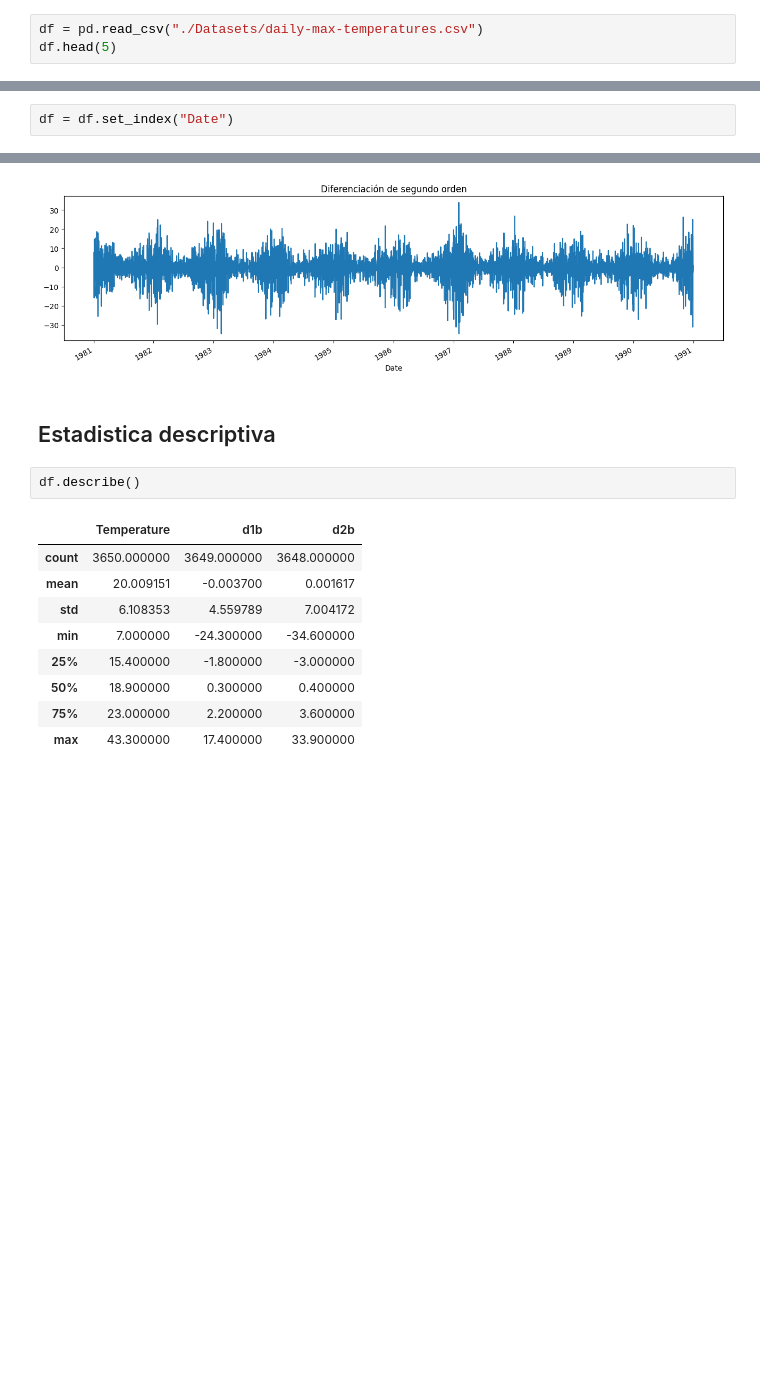
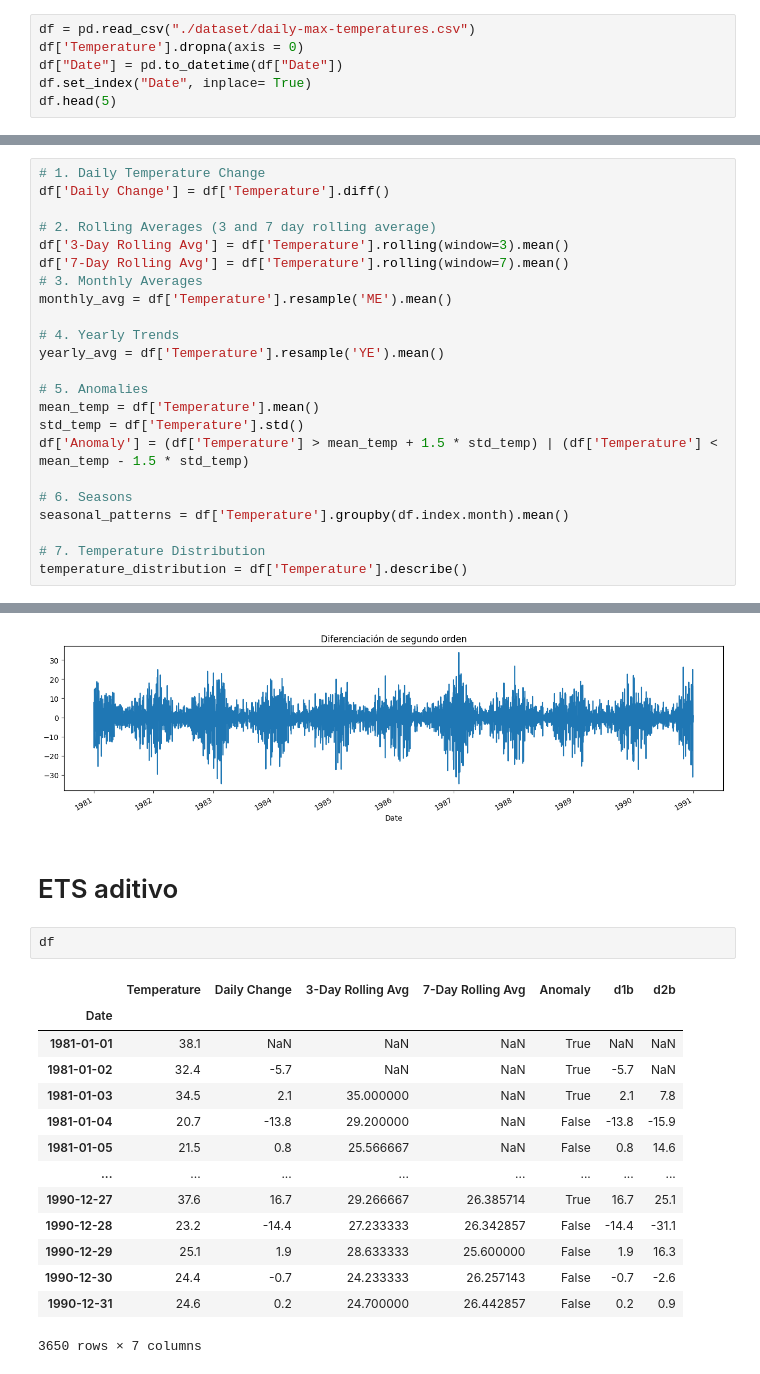
Before and after one commit to AbeRodz/Time-series, a Jupyter notebook: tp_1.ipynb, the cells around one changed output, grey strips where cells are left out. Drawn from its saved outputs; the diff is of its cells as text; blank space fills up the shorter version.

```diff
--- a/tp_1.ipynb
+++ b/tp_1.ipynb
@@ -6,4 +7,7 @@ import numpy as np
 # %%
-df = pd.read_csv("./Datasets/daily-max-temperatures.csv")
+df = pd.read_csv("./dataset/daily-max-temperatures.csv")
+df['Temperature'].dropna(axis = 0)
+df["Date"] = pd.to_datetime(df["Date"])
+df.set_index("Date", inplace= True)
 df.head(5)
 # %% [output]
@@ -18,5 +21,26 @@ df["Date"] = pd.to_datetime(df["Date"])
-# %%
-df = df.set_index("Date")
 # %% [markdown]
 ## I - Descripcion de datos
+# %%
+# 1. Daily Temperature Change
+df['Daily Change'] = df['Temperature'].diff()
+
+# 2. Rolling Averages (3 and 7 day rolling average)
+df['3-Day Rolling Avg'] = df['Temperature'].rolling(window=3).mean()
+df['7-Day Rolling Avg'] = df['Temperature'].rolling(window=7).mean()
+# 3. Monthly Averages
+monthly_avg = df['Temperature'].resample('ME').mean()
+
+# 4. Yearly Trends
+yearly_avg = df['Temperature'].resample('YE').mean()
+
+# 5. Anomalies
+mean_temp = df['Temperature'].mean()
+std_temp = df['Temperature'].std()
+df['Anomaly'] = (df['Temperature'] > mean_temp + 1.5 * std_temp) | (df['Temperature'] < mean_temp - 1.5 * std_temp)
+
+# 6. Seasons
+seasonal_patterns = df['Temperature'].groupby(df.index.month).mean()
+
+# 7. Temperature Distribution
+temperature_distribution = df['Temperature'].describe()
 # %%
@@ -58,17 +130,22 @@ df["d2b"].plot(title="Diferenciación de segundo orden",figsize = (16,4))
 # %% [output]
 <Axes: title={'center': 'Diferenciación de segundo orden'}, xlabel='Date'>
 [figure]
-# %% [markdown]
-## Estadistica descriptiva
+# %% [markdown]
+# ETS aditivo
 # %%
-df.describe()
+df
 # %% [output]
-|  | Temperature | d1b | d2b |
-| count | 3650.000000 | 3649.000000 | 3648.000000 |
-| mean | 20.009151 | -0.003700 | 0.001617 |
-| std | 6.108353 | 4.559789 | 7.004172 |
-| min | 7.000000 | -24.300000 | -34.600000 |
-| 25% | 15.400000 | -1.800000 | -3.000000 |
-| 50% | 18.900000 | 0.300000 | 0.400000 |
-| 75% | 23.000000 | 2.200000 | 3.600000 |
-| max | 43.300000 | 17.400000 | 33.900000 |
+|  | Temperature | Daily Change | 3-Day Rolling Avg | 7-Day Rolling Avg | Anomaly | d1b | d2b |
+| Date |  |  |  |  |  |  |  |
+| 1981-01-01 | 38.1 | NaN | NaN | NaN | True | NaN | NaN |
+| 1981-01-02 | 32.4 | -5.7 | NaN | NaN | True | -5.7 | NaN |
+| 1981-01-03 | 34.5 | 2.1 | 35.000000 | NaN | True | 2.1 | 7.8 |
+| 1981-01-04 | 20.7 | -13.8 | 29.200000 | NaN | False | -13.8 | -15.9 |
+| 1981-01-05 | 21.5 | 0.8 | 25.566667 | NaN | False | 0.8 | 14.6 |
+| ... | ... | ... | ... | ... | ... | ... | ... |
+| 1990-12-27 | 37.6 | 16.7 | 29.266667 | 26.385714 | True | 16.7 | 25.1 |
+| 1990-12-28 | 23.2 | -14.4 | 27.233333 | 26.342857 | False | -14.4 | -31.1 |
+| 1990-12-29 | 25.1 | 1.9 | 28.633333 | 25.600000 | False | 1.9 | 16.3 |
+| 1990-12-30 | 24.4 | -0.7 | 24.233333 | 26.257143 | False | -0.7 | -2.6 |
+| 1990-12-31 | 24.6 | 0.2 | 24.700000 | 26.442857 | False | 0.2 | 0.9 |
+3650 rows × 7 columns
```
Also changed, not shown: parts of 28 cells of this notebook.
